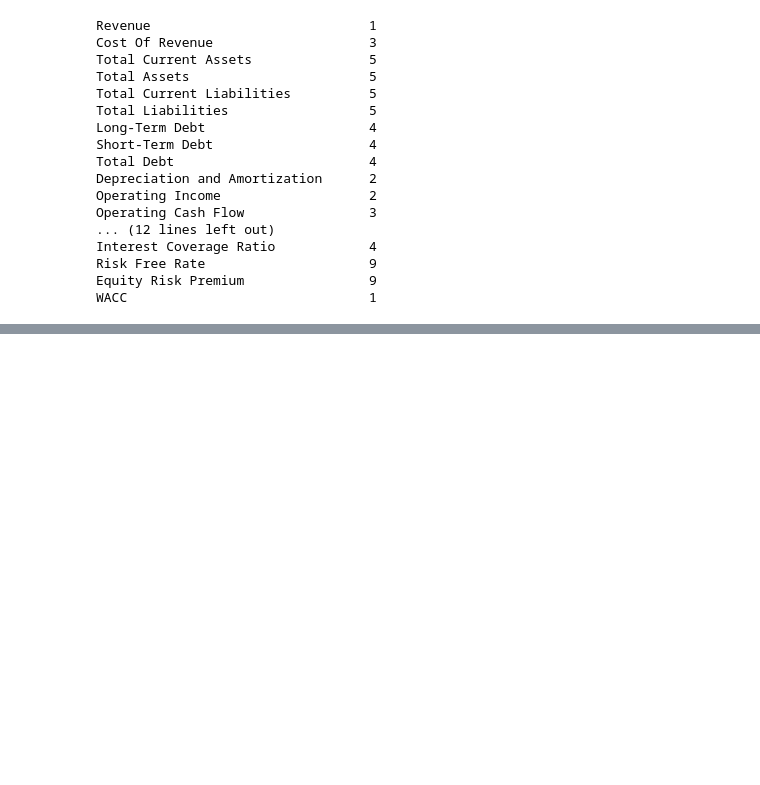
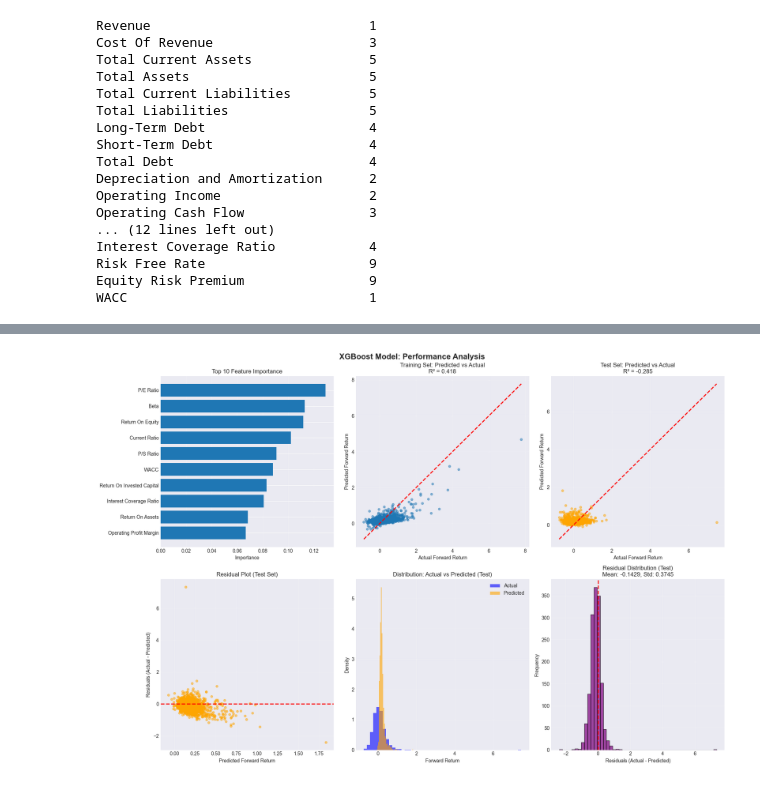
Before and after one commit to myrern/NBIM-Case, a Jupyter notebook: main.ipynb, the cells around one changed output, grey strips where cells are left out. Saved outputs shown, nothing was run; the diff lists cells and outputs as text; code cells hidden in the pictures; blank space fills up the shorter version.

```diff
--- a/main.ipynb
+++ b/main.ipynb
@@ -288,0 +1763,82 @@ sector_mix.
+# %%
+# Visualizations for XGBoost Model
+import matplotlib.pyplot as plt
+import seaborn as sns
+
+# Set style
+plt.style.use('seaborn-v0_8-darkgrid')
+fig, axes = plt.subplots(2, 3, figsize=(18, 12))
+fig.suptitle('XGBoost Model: Performance Analysis', fontsize=16, fontweight='bold')
+
+# 1. Feature Importance Bar Chart
+ax1 = axes[0, 0]
+top_features = feature_importance_xgb.head(10)
+ax1.barh(range(len(top_features)), top_features['Importance'].values)
+ax1.set_yticks(range(len(top_features)))
+ax1.set_yticklabels(top_features['Feature'].values)
+ax1.set_xlabel('Importance')
+ax1.set_title('Top 10 Feature Importance')
+ax1.invert_yaxis()
+ax1.grid(axis='x', alpha=0.3)
+
+# 2. Predicted vs Actual (Training)
+ax2 = axes[0, 1]
+ax2.scatter(y_train, y_train_pred_xgb, alpha=0.5, s=20)
+ax2.plot([y_train.min(), y_train.max()], [y_train.min(), y_train.max()], 'r--', lw=2)
+ax2.set_xlabel('Actual Forward Return')
+ax2.set_ylabel('Predicted Forward Return')
+ax2.set_title(f'Training Set: Predicted vs Actual\nR² = {train_r2_xgb:.3f}')
+ax2.grid(alpha=0.3)
+
+# 3. Predicted vs Actual (Test)
+ax3 = axes[0, 2]
+ax3.scatter(y_test, y_test_pred_xgb, alpha=0.5, s=20, color='orange')
+ax3.plot([y_test.min(), y_test.max()], [y_test.min(), y_test.max()], 'r--', lw=2)
+ax3.set_xlabel('Actual Forward Return')
+ax3.set_ylabel('Predicted Forward Return')
+ax3.set_title(f'Test Set: Predicted vs Actual\nR² = {test_r2_xgb:.3f}')
+ax3.grid(alpha=0.3)
+
+# 4. Residual Plot (Test)
+ax4 = axes[1, 0]
+residuals_test_xgb = y_test - y_test_pred_xgb
+ax4.scatter(y_test_pred_xgb, residuals_test_xgb, alpha=0.5, s=20, color='orange')
+ax4.axhline(y=0, color='r', linestyle='--', lw=2)
+ax4.set_xlabel('Predicted Forward Return')
+ax4.set_ylabel('Residuals (Actual - Predicted)')
+ax4.set_title('Residual Plot (Test Set)')
+ax4.grid(alpha=0.3)
+
+# 5. Distribution Comparison
+ax5 = axes[1, 1]
+ax5.hist(y_test, bins=50, alpha=0.6, label='Actual', density=True, color='blue')
+ax5.hist(y_test_pred_xgb, bins=50, alpha=0.6, label='Predicted', density=True, color='orange')
+ax5.set_xlabel('Forward Return')
+ax5.set_ylabel('Density')
+ax5.set_title('Distribution: Actual vs Predicted (Test)')
+ax5.legend()
+ax5.grid(alpha=0.3)
+
+# 6. Residual Distribution
+ax6 = axes[1, 2]
+ax6.hist(residuals_test_xgb, bins=50, alpha=0.7, color='purple', edgecolor='black')
+ax6.axvline(x=0, color='r', linestyle='--', lw=2)
+ax6.set_xlabel('Residuals (Actual - Predicted)')
+ax6.set_ylabel('Frequency')
+ax6.set_title(f'Residual Distribution (Test)\nMean: {residuals_test_xgb.mean():.4f}, Std: {residuals_test_xgb.std():.4f}')
+ax6.grid(alpha=0.3)
+
+plt.tight_layout()
+plt.show()
+
+# Print summary statistics
+print(f"{'='*60}")
+print("PREDICTION STATISTICS")
+print(f"{'='*60}")
+print(f"Test Set:")
+print(f"  Actual Returns - Mean: {y_test.mean():.4f}, Std: {y_test.std():.4f}, Range: [{y_test.min():.4f}, {y_test.max():.4f}]")
+print(f"  Predicted Returns - Mean: {y_test_pred_xgb.mean():.4f}, Std: {y_test_pred_xgb.std():.4f}, Range: [{y_test_pred_xgb.min():.4f}, {y_test_pred_xgb.max():.4f}]")
+print(f"  Residuals - Mean: {residuals_test_xgb.mean():.4f}, Std: {residuals_test_xgb.std():.4f}")
+print()
+# %% [output]
+[figure, added]
```
Also changed, not shown: parts of 20 cells of this notebook.
